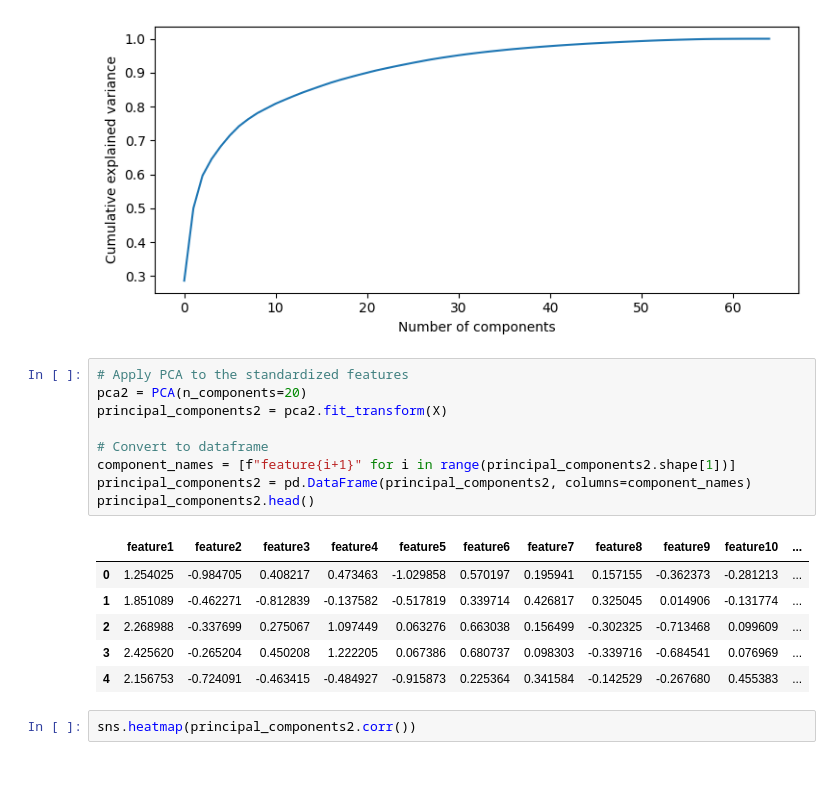
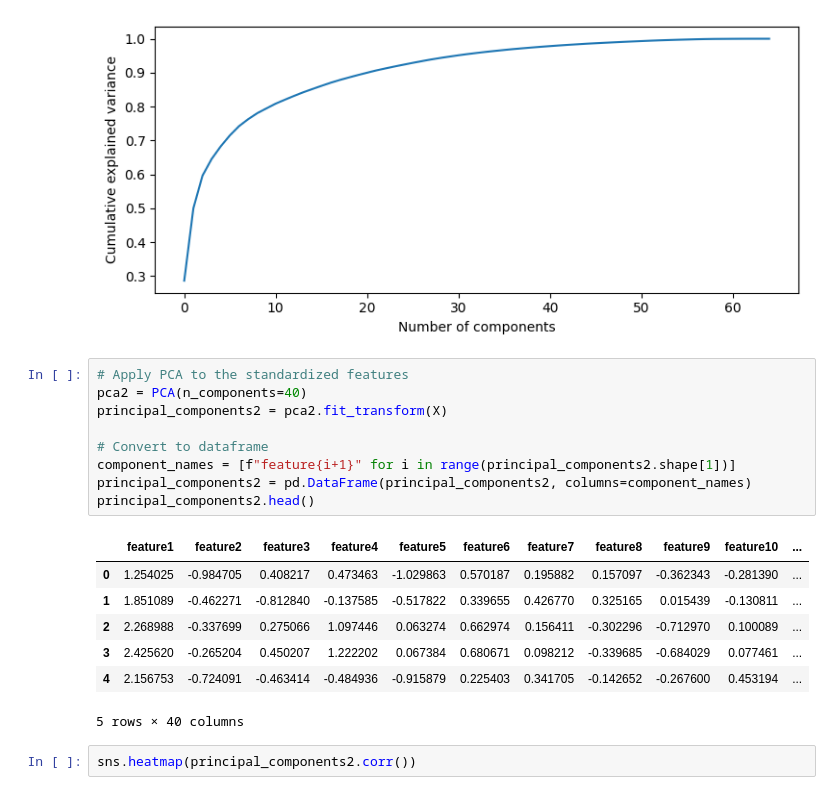
Before and after one commit to sahinebrar/MachineLearningExercises, a Jupyter notebook: XSS_detection.ipynb, the cells around one changed output. Saved outputs shown, nothing was run; the diff lists cells and outputs as text.

```diff
--- a/XSS_detection.ipynb
+++ b/XSS_detection.ipynb
@@ -425,20 +425,21 @@ plt.show()
 [figure]
 # %%
 # Apply PCA to the standardized features
-pca2 = PCA(n_components=20)
+pca2 = PCA(n_components=40)
 principal_components2 = pca2.fit_transform(X)
 
 # Convert to dataframe
 component_names = [f"feature{i+1}" for i in range(principal_components2.shape[1])]
 principal_components2 = pd.DataFrame(principal_components2, columns=component_names)
 principal_components2.head()
 # %% [output]
 |  | feature1 | feature2 | feature3 | feature4 | feature5 | feature6 | feature7 | feature8 | feature9 | feature10 | ... |
-| 0 | 1.254025 | -0.984705 | 0.408217 | 0.473463 | -1.029858 | 0.570197 | 0.195941 | 0.157155 | -0.362373 | -0.281213 | ... |
-| 1 | 1.851089 | -0.462271 | -0.812839 | -0.137582 | -0.517819 | 0.339714 | 0.426817 | 0.325045 | 0.014906 | -0.131774 | ... |
-| 2 | 2.268988 | -0.337699 | 0.275067 | 1.097449 | 0.063276 | 0.663038 | 0.156499 | -0.302325 | -0.713468 | 0.099609 | ... |
-| 3 | 2.425620 | -0.265204 | 0.450208 | 1.222205 | 0.067386 | 0.680737 | 0.098303 | -0.339716 | -0.684541 | 0.076969 | ... |
-| 4 | 2.156753 | -0.724091 | -0.463415 | -0.484927 | -0.915873 | 0.225364 | 0.341584 | -0.142529 | -0.267680 | 0.455383 | ... |
+| 0 | 1.254025 | -0.984705 | 0.408217 | 0.473463 | -1.029863 | 0.570187 | 0.195882 | 0.157097 | -0.362343 | -0.281390 | ... |
+| 1 | 1.851089 | -0.462271 | -0.812840 | -0.137585 | -0.517822 | 0.339655 | 0.426770 | 0.325165 | 0.015439 | -0.130811 | ... |
+| 2 | 2.268988 | -0.337699 | 0.275066 | 1.097446 | 0.063274 | 0.662974 | 0.156411 | -0.302296 | -0.712970 | 0.100089 | ... |
+| 3 | 2.425620 | -0.265204 | 0.450207 | 1.222202 | 0.067384 | 0.680671 | 0.098212 | -0.339685 | -0.684029 | 0.077461 | ... |
+| 4 | 2.156753 | -0.724091 | -0.463414 | -0.484936 | -0.915879 | 0.225403 | 0.341705 | -0.142652 | -0.267600 | 0.453194 | ... |
+5 rows × 40 columns
 # %%
 sns.heatmap(principal_components2.corr())
 # %% [output]
```
Also changed, not shown: parts of 3 cells of this notebook.
